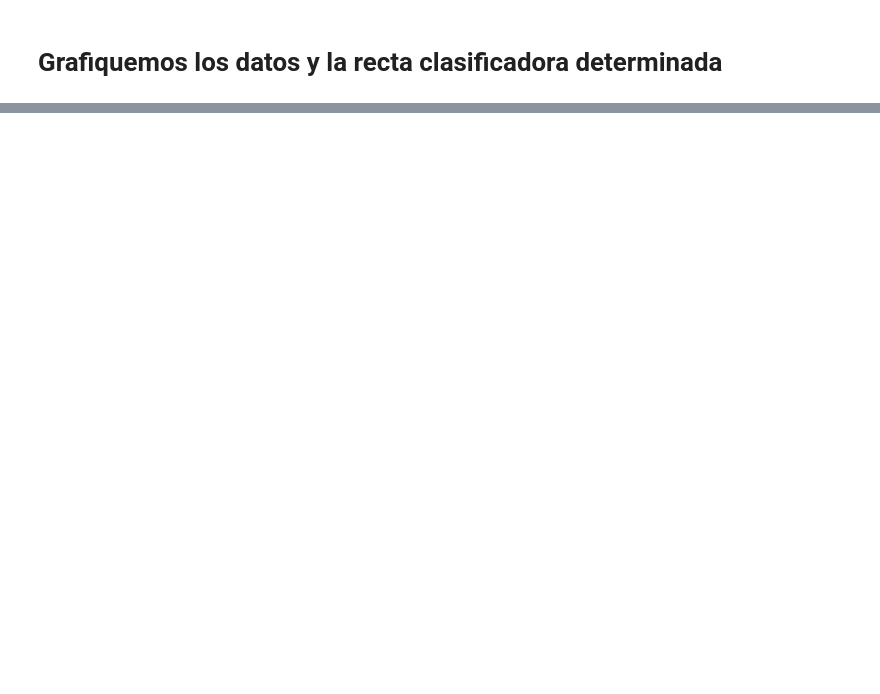
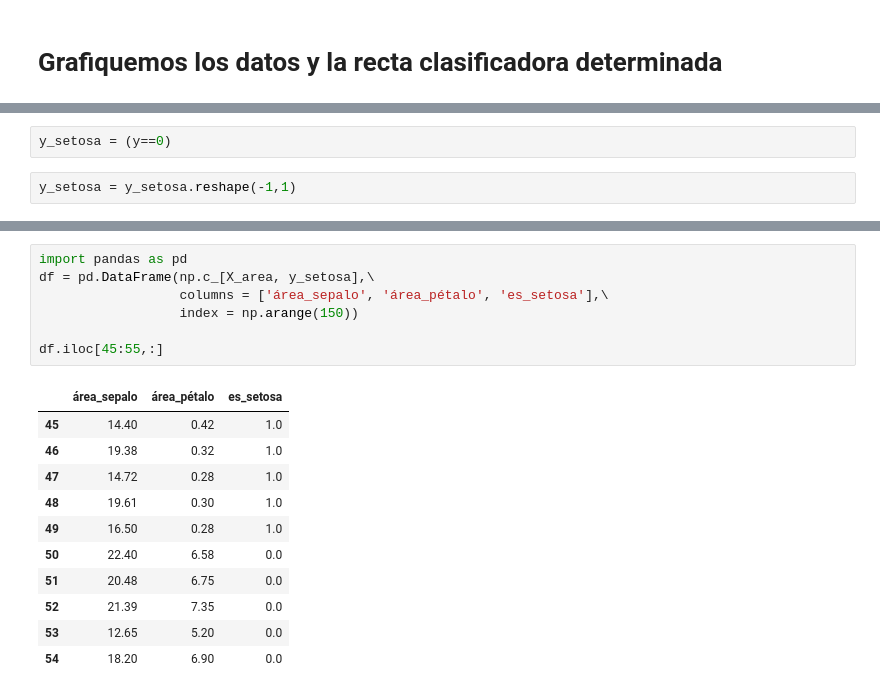
Before and after one commit to marco-canas/encuentra_tu_persona_vitamina, a Jupyter notebook: examples_bank/6_clasificacion/clasificacion_binaria_iris.ipynb, the cells around one changed output, grey strips where cells are left out. Saved outputs shown, nothing was run; the diff lists cells and outputs as text; blank space fills up the shorter version.

```diff
--- a/examples_bank/6_clasificacion/clasificacion_binaria_iris.ipynb
+++ b/examples_bank/6_clasificacion/clasificacion_binaria_iris.ipynb
@@ -305,0 +418,4 @@ plt.savefig('mejor_predictores.jpg')
+# %%
+y_setosa = (y==0)
+# %%
+y_setosa = y_setosa.reshape(-1,1)
@@ -305,0 +460,19 @@ plt.savefig('mejor_predictores.jpg')
+# %%
+import pandas as pd
+df = pd.DataFrame(np.c_[X_area, y_setosa],\
+                  columns = ['área_sepalo', 'área_pétalo', 'es_setosa'],\
+                  index = np.arange(150))
+
+df.iloc[45:55,:]
+# %% [output]
+|  | área_sepalo | área_pétalo | es_setosa |
+| 45 | 14.40 | 0.42 | 1.0 |
+| 46 | 19.38 | 0.32 | 1.0 |
+| 47 | 14.72 | 0.28 | 1.0 |
+| 48 | 19.61 | 0.30 | 1.0 |
+| 49 | 16.50 | 0.28 | 1.0 |
+| 50 | 22.40 | 6.58 | 0.0 |
+| 51 | 20.48 | 6.75 | 0.0 |
+| 52 | 21.39 | 7.35 | 0.0 |
+| 53 | 12.65 | 5.20 | 0.0 |
+| 54 | 18.20 | 6.90 | 0.0 |
```
Also changed, not shown: parts of 96 cells of this notebook, 28 other files.
